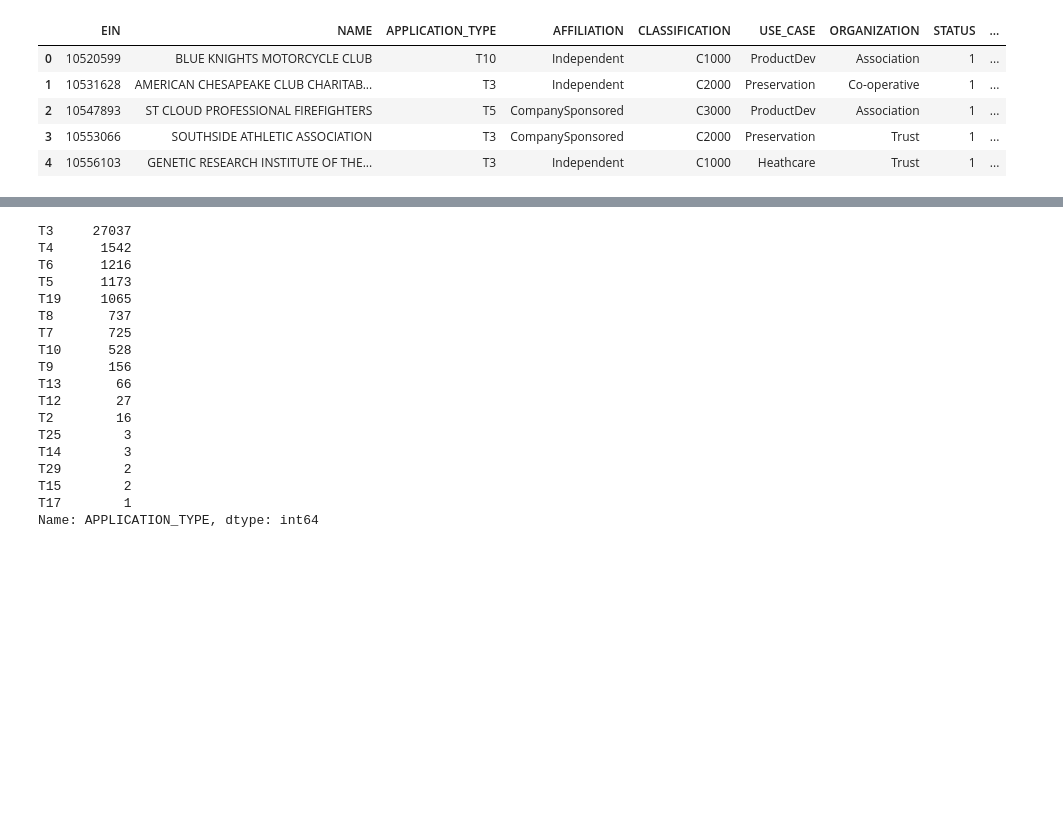
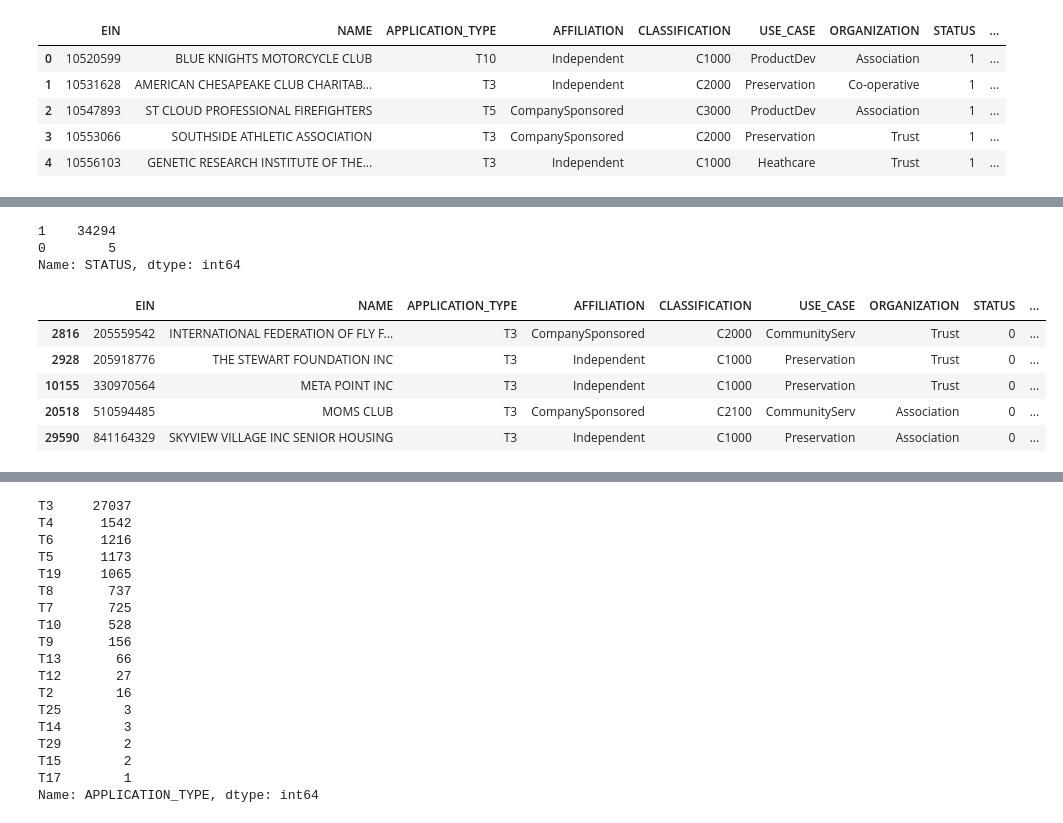
Before and after one commit to Owen-Wang1234/Neural_Network_Charity_Analysis, a Jupyter notebook: AlphabetSoupCharity_Optimization.ipynb, the cells around one changed output, grey strips where cells are left out. Cells and saved outputs as stored; diff of their text form; code cells hidden in the pictures; blank space fills up the shorter version.

```diff
--- a/AlphabetSoupCharity_Optimization.ipynb
+++ b/AlphabetSoupCharity_Optimization.ipynb
@@ -38 +37,18 @@ IS_SUCCESSFUL                2
 dtype: int64
+# %%
+# Check the distribution of STATUS.
+application_df.STATUS.value_counts()
+# %% [output]
+1    34294
+0        5
+Name: STATUS, dtype: int64
+# %%
+# Examine the minority case.
+application_df[application_df.STATUS == 0].head()
+# %% [output]
+|  | EIN | NAME | APPLICATION_TYPE | AFFILIATION | CLASSIFICATION | USE_CASE | ORGANIZATION | STATUS | ... |
+| 2816 | 205559542 | INTERNATIONAL FEDERATION OF FLY F... | T3 | CompanySponsored | C2000 | CommunityServ | Trust | 0 | ... |
+| 2928 | 205918776 | THE STEWART FOUNDATION INC | T3 | Independent | C1000 | Preservation | Trust | 0 | ... |
+| 10155 | 330970564 | META POINT INC | T3 | Independent | C1000 | Preservation | Trust | 0 | ... |
+| 20518 | 510594485 | MOMS CLUB | T3 | CompanySponsored | C2100 | CommunityServ | Association | 0 | ... |
+| 29590 | 841164329 | SKYVIEW VILLAGE INC SENIOR HOUSING | T3 | Independent | C1000 | Preservation | Association | 0 | ... |
```
Also changed, not shown: parts of 17 cells of this notebook, 3 other files.
